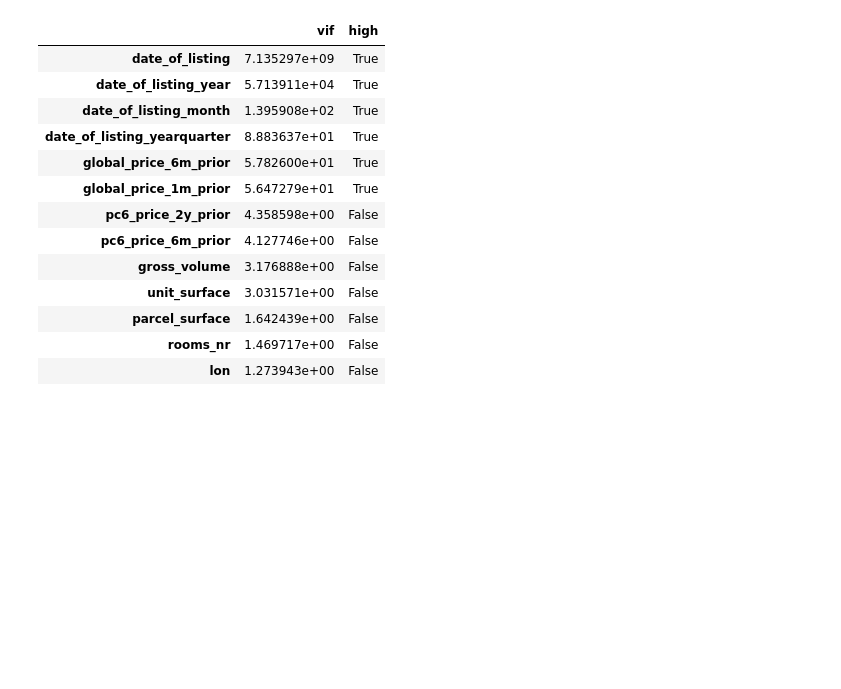
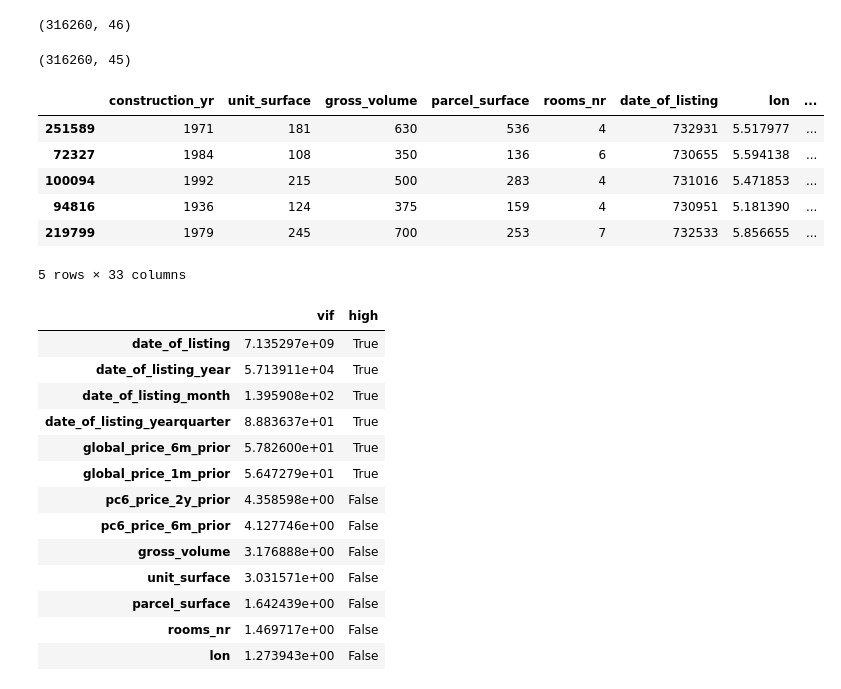
Before and after one commit to silkl105/Thesis, a Jupyter notebook: notebooks/02_eda.ipynb, the cells around one changed output. Drawn from its saved outputs; the diff is of its cells as text; code cells hidden in the pictures; blank space fills up the shorter version.

```diff
--- a/notebooks/02_eda.ipynb
+++ b/notebooks/02_eda.ipynb
@@ -32,3 +50,24 @@ Fitting 3 folds for each of 20 candidates, totalling 60 fits
+# %%
+df_2 = pd.read_parquet('../data/processed/predictions_ols.parquet')
+df_2.shape
+# %% [output]
+(316260, 46)
+# %%
+df_3 = pd.read_parquet('../data/processed/predictions_ridge.parquet')
+df_3.shape
+# %% [output]
+(316260, 45)
+# %%
+df_4 = pd.read_parquet('../data/processed/predictions_gwr.parquet')
+df_4.head()
+# %% [output]
+|  | construction_yr | unit_surface | gross_volume | parcel_surface | rooms_nr | date_of_listing | lon | ... |
+| 251589 | 1971 | 181 | 630 | 536 | 4 | 732931 | 5.517977 | ... |
+| 72327 | 1984 | 108 | 350 | 136 | 6 | 730655 | 5.594138 | ... |
+| 100094 | 1992 | 215 | 500 | 283 | 4 | 731016 | 5.471853 | ... |
+| 94816 | 1936 | 124 | 375 | 159 | 4 | 730951 | 5.181390 | ... |
+| 219799 | 1979 | 245 | 700 | 253 | 7 | 732533 | 5.856655 | ... |
+5 rows × 33 columns
 # %%
 eda = EDA()
 # %%
```
Also changed, not shown: parts of 5 cells of this notebook, 2 other files.
